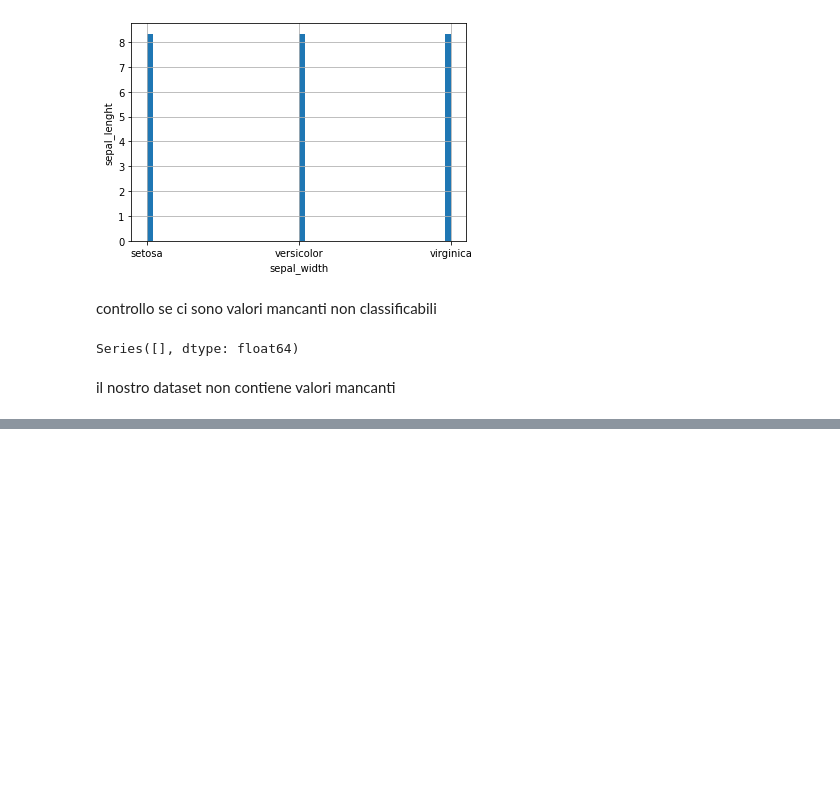
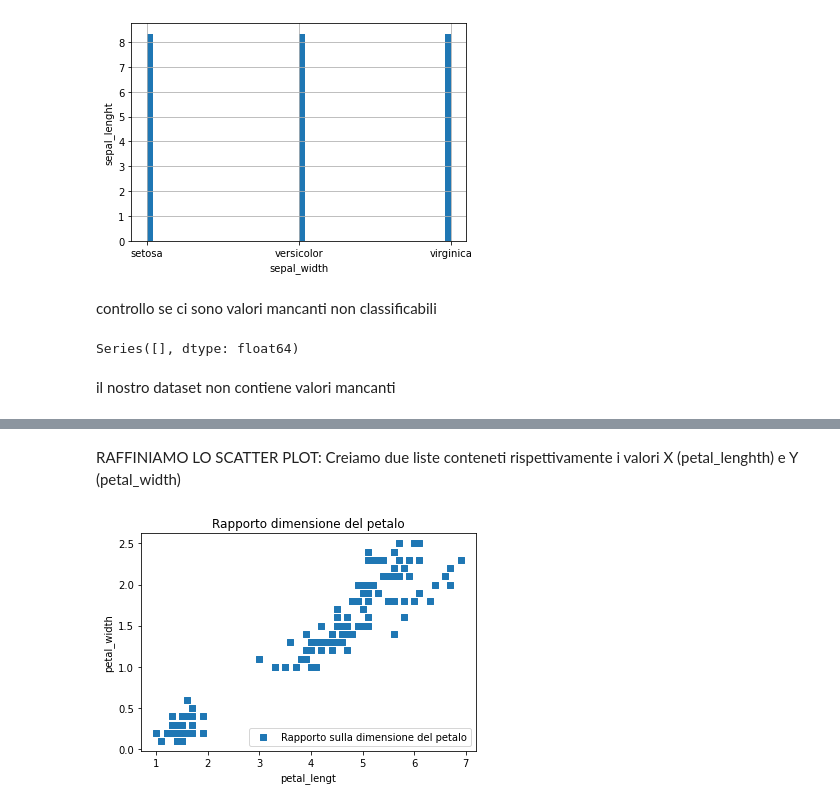
Before and after one commit to Elenacola/Big_data, a Jupyter notebook: Copia_di_Untitled1.ipynb, the cells around one changed output, grey strips where cells are left out. Saved outputs shown, nothing was run; the diff lists cells and outputs as text; code cells hidden in the pictures; blank space fills up the shorter version.

```diff
--- a/Copia_di_Untitled1.ipynb
+++ b/Copia_di_Untitled1.ipynb
@@ -78,0 +133,17 @@ il nostro dataset non contiene valori mancanti
+# %% [markdown]
+RAFFINIAMO LO SCATTER PLOT: Creiamo due liste conteneti rispettivamente i valori X (petal_lenghth) e Y (petal_width)
+# %%
+
+df = pd.read_csv('https://raw.githubusercontent.com/mwaskom/seaborn-data/master/iris.csv')
+X = dataset['petal_length']
+Y = dataset['petal_width']
+
+plt.scatter(X,Y, label="Rapporto sulla dimensione del petalo", marker="s")
+plt.xlabel("petal_lengt")
+plt.ylabel("petal_width")
+plt.title("Rapporto dimensione del petalo")
+plt.legend()
+
+plt.show()
+# %% [output]
+[figure, added]
```
Also changed, not shown: parts of 5 cells of this notebook.
